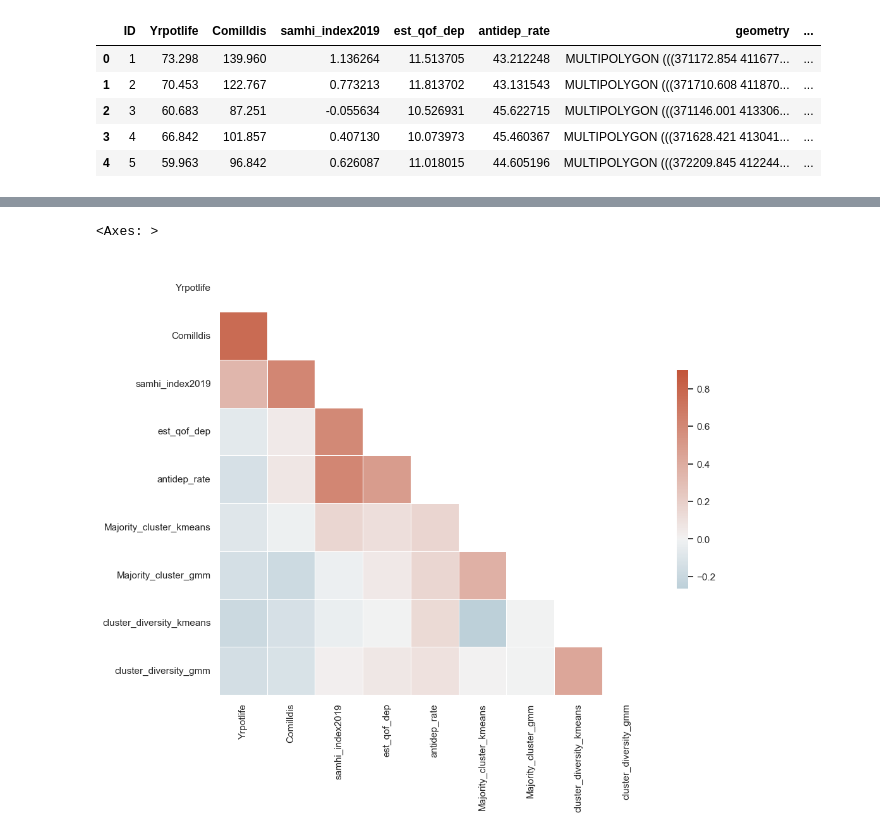
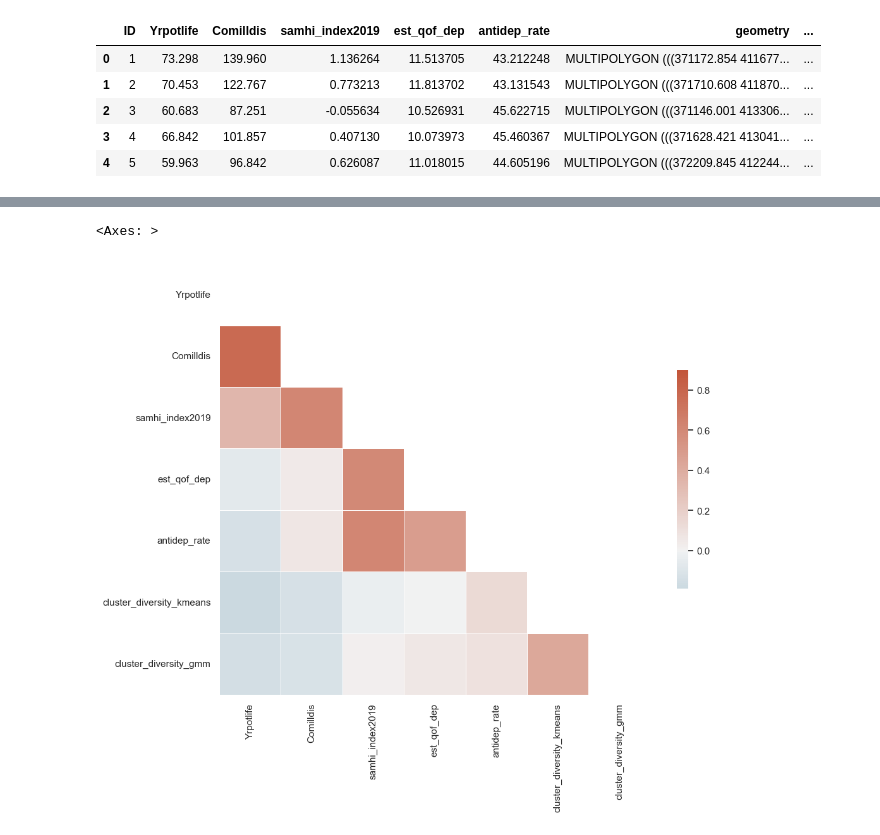
Before and after one commit to Spatial-Data-Science-and-GEO-AI-Lab/MultiHealth_J, a Jupyter notebook: kmeans_gmm.ipynb, the cells around one changed output, grey strips where cells are left out. Drawn from its saved outputs; the diff is of its cells as text; code cells hidden in the pictures.

```diff
--- a/kmeans_gmm.ipynb
+++ b/kmeans_gmm.ipynb
@@ -384,22 +378,22 @@ plt.tight_layout()
 # %%
-# correlation matrix of the variables
+# correlation matrix of the variables but not the majority variable due to it being nominal
 sb.set_theme(style="white")
 
 # Compute the correlation matrix
-corr = healthdatasub[["Yrpotlife", "Comilldis", "samhi_index2019", "est_qof_dep", "antidep_rate", "Majority_cluster_kmeans", "Majority_cluster_gmm", "cluster_diversity_kmeans", "cluster_diversity_gmm"]].corr()
+corr = healthdatasub[["Yrpotlife", "Comilldis", "samhi_index2019", "est_qof_dep", "antidep_rate", "cluster_diversity_kmeans", "cluster_diversity_gmm"]].corr()
 
 # Generate a mask for the upper triangle
 mask = np.triu(np.ones_like(corr, dtype=bool))
 
 # Set up the matplotlib figure
 f, ax = plt.subplots(figsize=(11, 9))
 
 # Generate a custom diverging colormap
 cmap = sb.diverging_palette(230, 20, as_cmap=True)
 
 # Draw the heatmap with the mask and correct aspect ratio
 sb.heatmap(corr, mask=mask, cmap=cmap, vmax=.9, center=0,
             square=True, linewidths=.5, cbar_kws={"shrink": .5})
 # %% [output]
 <Axes: >
-[figure, old version]
+[figure, new version]
```
Also changed, not shown: parts of 9 cells of this notebook.
